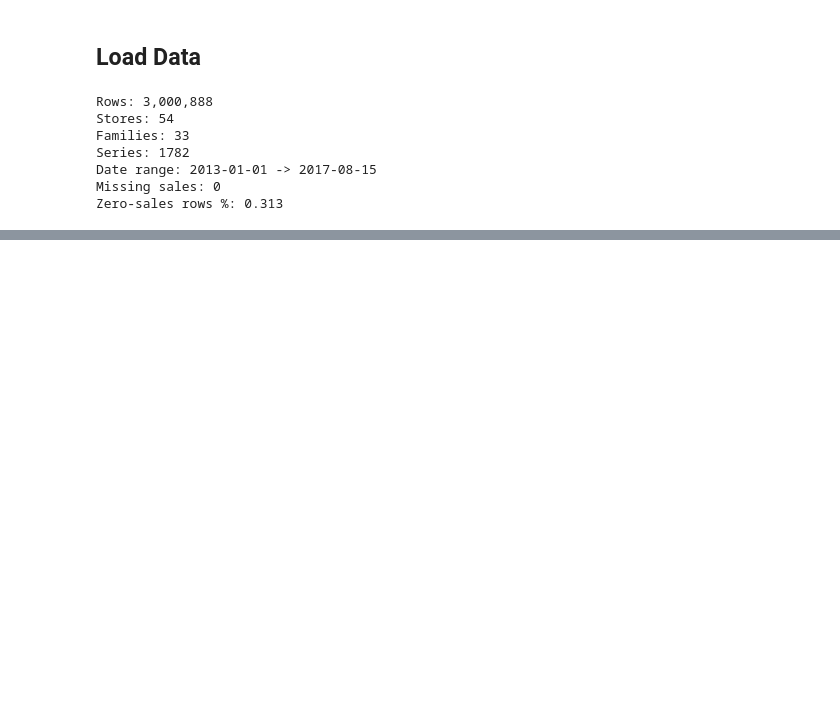
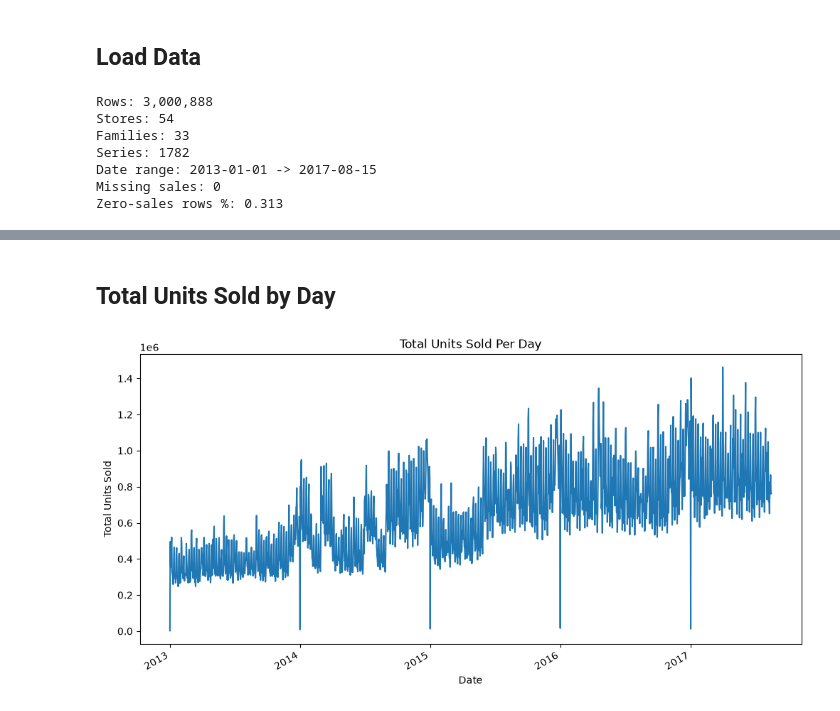
Before and after one commit to jandersen12/favorita-demand-forecasting, a Jupyter notebook: notebooks/01-eda.ipynb, the cells around one changed output, grey strips where cells are left out. Saved outputs shown, nothing was run; the diff lists cells and outputs as text; code cells hidden in the pictures; blank space fills up the shorter version.

```diff
--- a/notebooks/01-eda.ipynb
+++ b/notebooks/01-eda.ipynb
@@ -24,3 +56,17 @@ Series: 1782
 Date range: 2013-01-01 -> 2017-08-15
 Missing sales: 0
 Zero-sales rows %: 0.313
+# %%
+P = "../data/processed/"
+stores = pd.read_parquet(P + "stores.parquet")
+oil = pd.read_parquet(P + "oil.parquet")
+holidays = pd.read_parquet(P + "holidays.parquet")
+
+df = (train
+      .merge(stores, on="store_nbr", how="left")
+      .merge(oil, on="date", how="left"))
+
+df["day_of_week"] = df["date"].dt.day_name()
+df["month"] = df["date"].dt.month
+df["year"] = df["date"].dt.year
+df["day"] = df["date"].dt.day
@@ -26,0 +84,11 @@ Zero-sales rows %: 0.313
+# %% [markdown]
+## Total Units Sold by Day
+# %%
+daily_sales = df.groupby("date")["sales"].sum()
+daily_sales.plot(figsize=(12,6),
+                 title="Total Units Sold Per Day")
+plt.ylabel("Total Units Sold")
+plt.xlabel("Date")
+plt.show()
+# %% [output]
+[figure, added]
```
Also changed, not shown: parts of 27 cells of this notebook.
